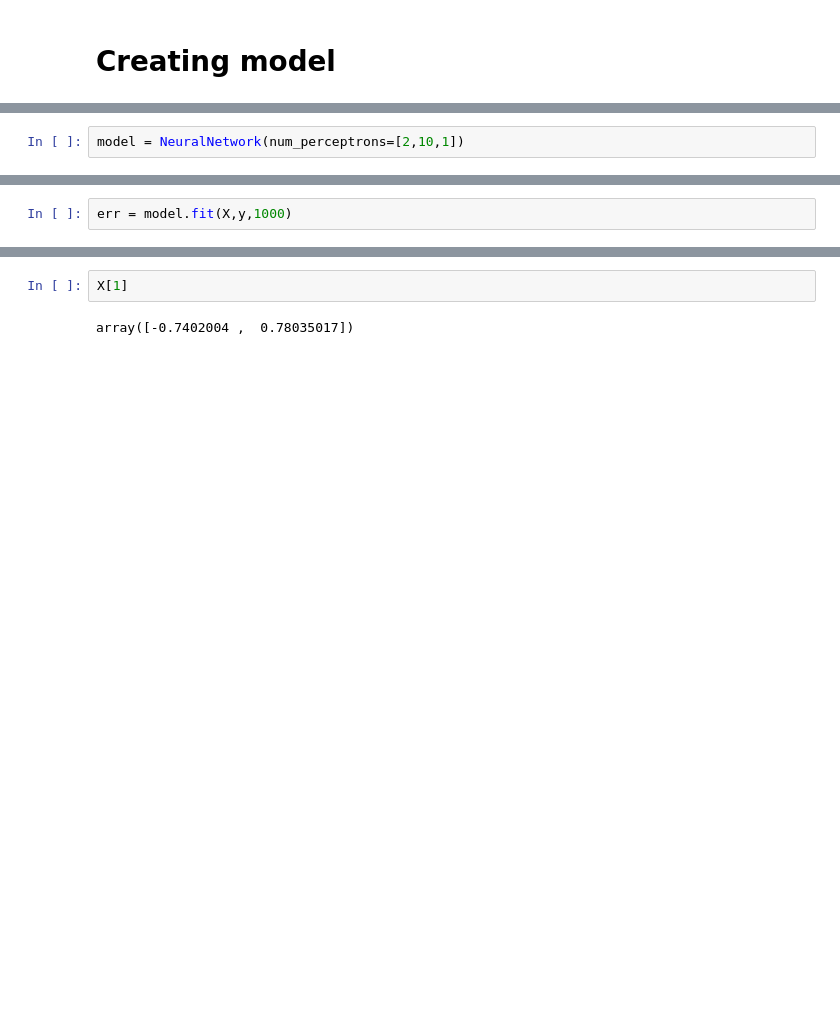
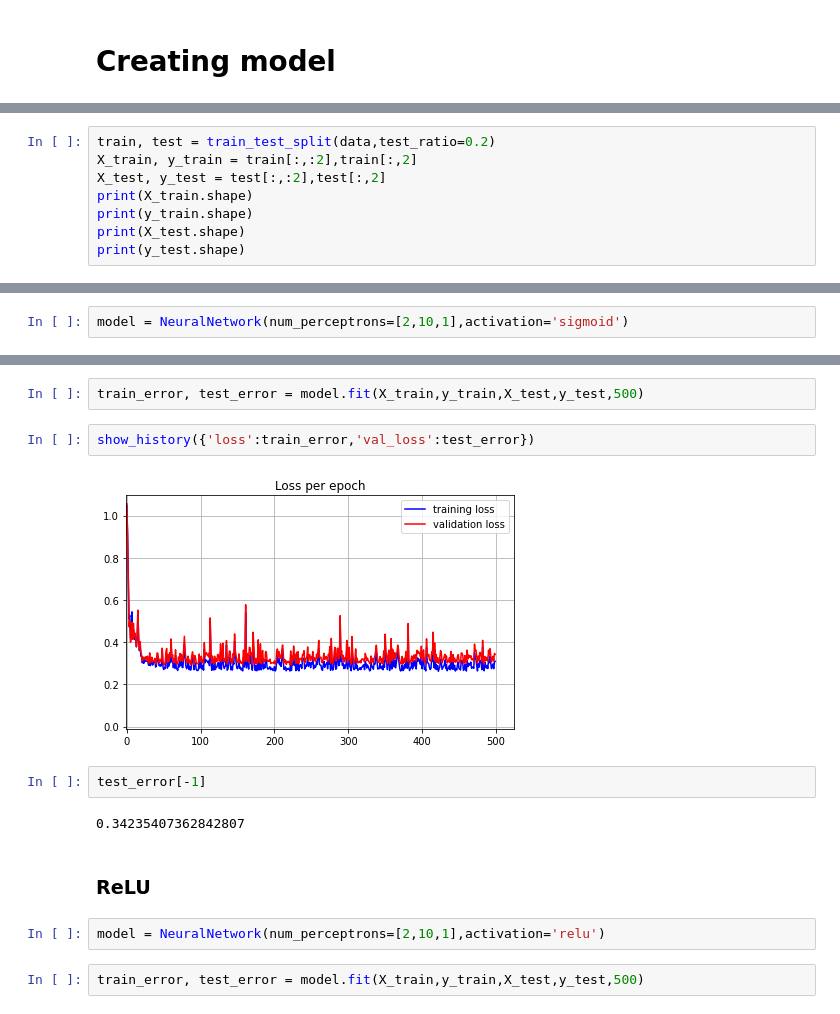
Before and after one commit to TheKompot/NeuralNetwork, a Jupyter notebook: EDA.ipynb, the cells around one changed output, grey strips where cells are left out. Drawn from its saved outputs; the diff is of its cells as text; blank space fills up the shorter version.

Commit message:
stats added about activations

```diff
--- a/EDA.ipynb
+++ b/EDA.ipynb
@@ -84,0 +82,8 @@ print(y.shape)
+# %%
+train, test = train_test_split(data,test_ratio=0.2)
+X_train, y_train = train[:,:2],train[:,2]
+X_test, y_test = test[:,:2],test[:,2]
+print(X_train.shape)
+print(y_train.shape)
+print(X_test.shape)
+print(y_test.shape)
@@ -85,2 +99,2 @@ print(y.shape)
 # %%
-model = NeuralNetwork(num_perceptrons=[2,10,1])
+model = NeuralNetwork(num_perceptrons=[2,10,1],activation='sigmoid')
@@ -106,2 +100,0 @@ model.W_list
-# %%
-err = model.fit(X,y,1000)
@@ -126,4 +101,16 @@ Epoch 1000, E = 0.10952990887166308, accuracy = 0
+# %%
+train_error, test_error = model.fit(X_train,y_train,X_test,y_test,500)
+# %%
+show_history({'loss':train_error,'val_loss':test_error})
+# %% [output]
+[figure, added]
 # %%
-X[1]
+test_error[-1]
 # %% [output]
-array([-0.7402004 ,  0.78035017])
+0.34235407362842807
+# %% [markdown]
+### ReLU
+# %%
+model = NeuralNetwork(num_perceptrons=[2,10,1],activation='relu')
+# %%
+train_error, test_error = model.fit(X_train,y_train,X_test,y_test,500)
```
Also changed, not shown: parts of 17 cells of this notebook.
